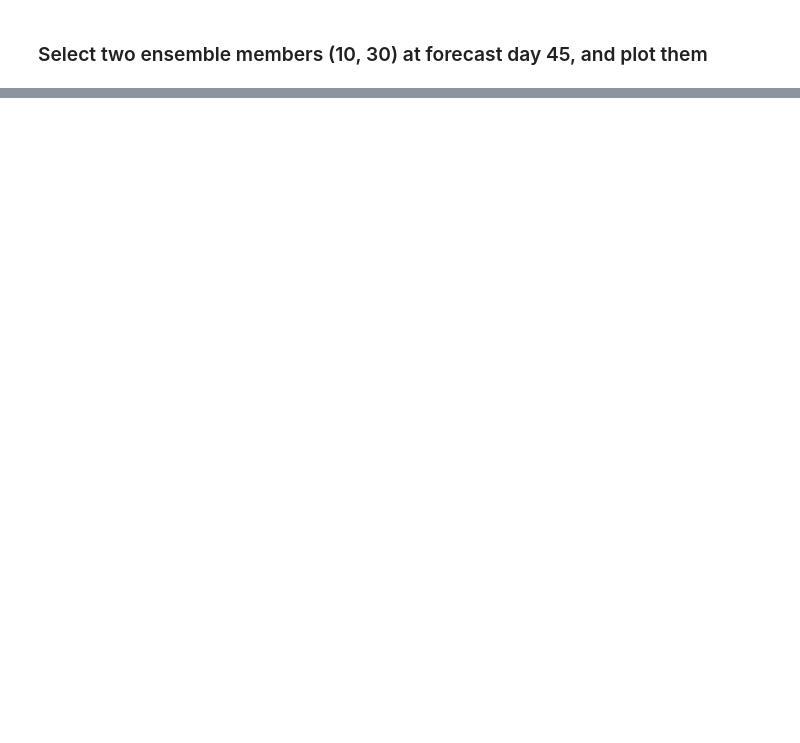
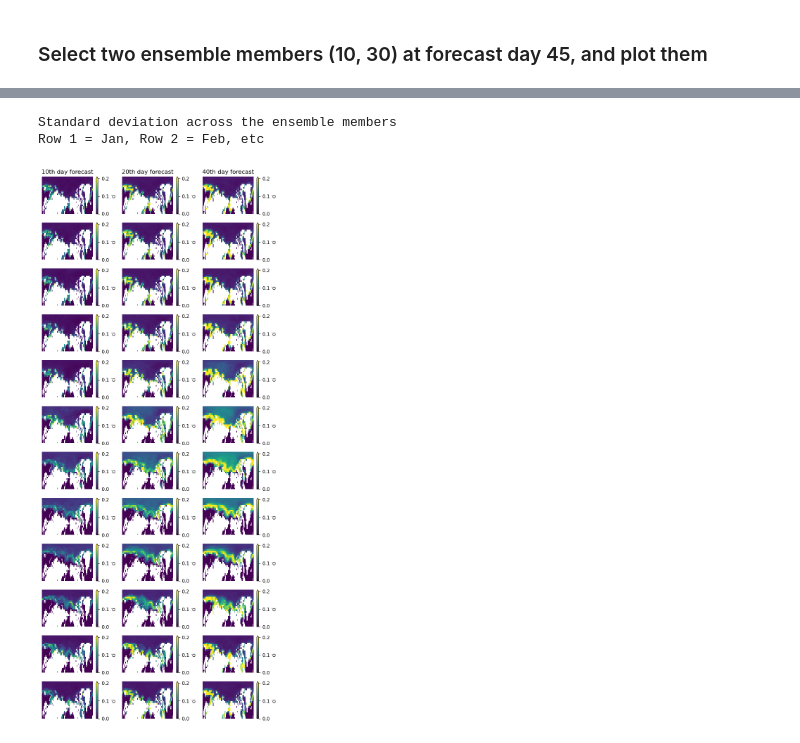
Before and after one commit to lzampier/sea_ice_projects_ictp, a Jupyter notebook: scripts/s2s_explorer.ipynb, the cells around one changed output, grey strips where cells are left out. Cells and saved outputs as stored; diff of their text form; code cells hidden in the pictures; blank space fills up the shorter version.

```diff
--- a/scripts/s2s_explorer.ipynb
+++ b/scripts/s2s_explorer.ipynb
@@ -46,0 +116,7 @@ ds.ci.isel(number=30).isel(step=45).plot(x='longitude', y='latitude', cmap=cmoce
+# %%
+stdall = []
+for file in files[11:]: # get one file
+    fileparts=file.split('.')
+    ds=xr.open_dataset('data/'+fileparts[0]+'_std_members.nc')
+    stdall.append(ds.ci)
+stdall=xr.concat(stdall, "time")
@@ -46,0 +143,34 @@ ds.ci.isel(number=30).isel(step=45).plot(x='longitude', y='latitude', cmap=cmoce
+# %%
+stdallclimo=stdall.groupby("time.month").mean(dim="time")
+stdallseas=stdall.groupby("time.season").mean(dim="time")
+# %%
+vmax=0.2
+fig, axs = plt.subplots(12, 3, figsize=(7, 16))
+
+for i in np.arange(0,12):
+    stdallclimo.isel(step=9).isel(month=i).plot(ax=axs[i,0],vmax=vmax)
+    axs[i,0].axis('off')
+    axs[i,0].set_ylim([55,90])
+    axs[i,0].set_title('')
+
+    stdallclimo.isel(step=19).isel(month=i).plot(ax=axs[i,1],vmax=vmax)
+    axs[i,1].axis('off')
+    axs[i,1].set_ylim([55,90])
+    axs[i,1].set_title('')
+
+    stdallclimo.isel(step=39).isel(month=i).plot(ax=axs[i,2],vmax=vmax)
+    axs[i,2].axis('off')
+    axs[i,2].set_ylim([55,90])
+    axs[i,2].set_title('')
+
+axs[0,0].set_title('10th day forecast')
+axs[0,1].set_title('20th day forecast')
+axs[0,2].set_title('40th day forecast')
+
+fig.tight_layout()
+print('Standard deviation across the ensemble members')
+print('Row 1 = Jan, Row 2 = Feb, etc')
+# %% [output]
+Standard deviation across the ensemble members
+Row 1 = Jan, Row 2 = Feb, etc
+[figure, added]
```
Also changed, not shown: parts of 16 cells of this notebook, 1 other file.
